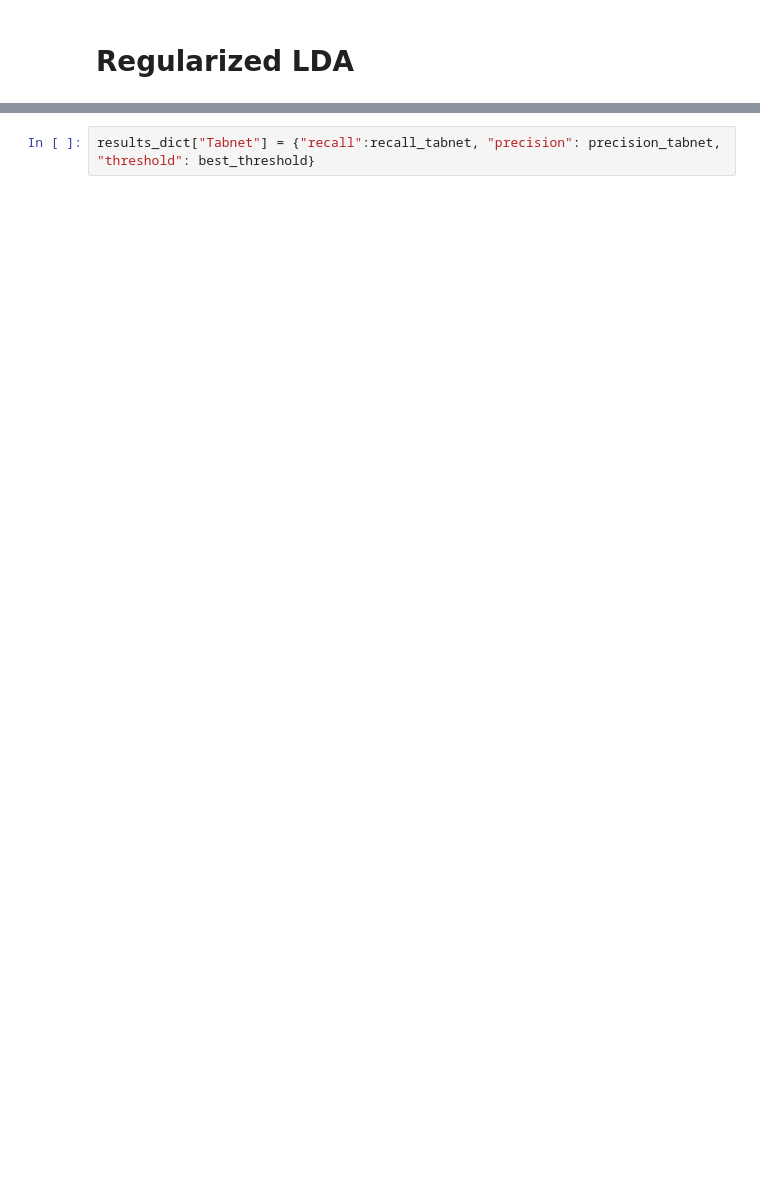
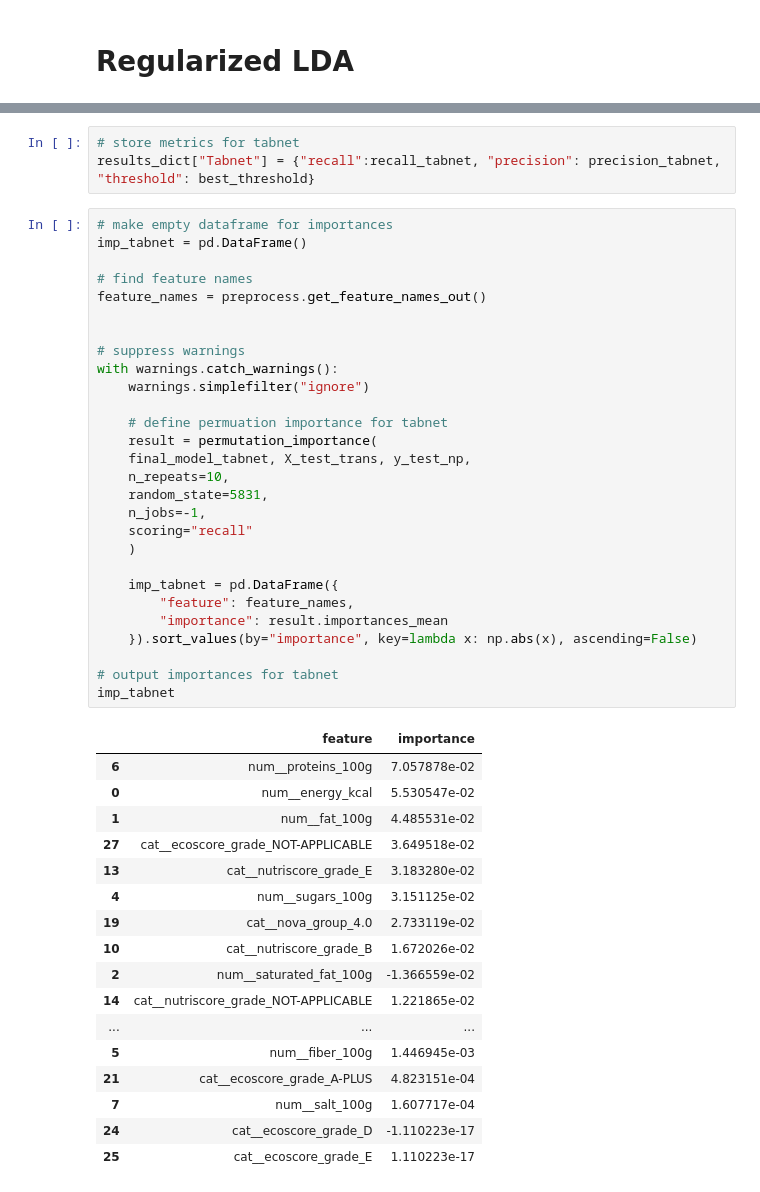
Before and after one commit to aarschne/CS5831Shared, a Jupyter notebook: Final/Classification.ipynb, the cells around one changed output, grey strips where cells are left out. Drawn from its saved outputs; the diff is of its cells as text; blank space fills up the shorter version.

```diff
--- a/Final/Classification.ipynb
+++ b/Final/Classification.ipynb
@@ -698,2 +882,49 @@ Actual Has Allergens                21                 601
 # %%
+# store metrics for tabnet
 results_dict["Tabnet"] = {"recall":recall_tabnet, "precision": precision_tabnet, "threshold": best_threshold}
+# %%
+# make empty dataframe for importances
+imp_tabnet = pd.DataFrame()
+
+# find feature names
+feature_names = preprocess.get_feature_names_out()
+
+
+# suppress warnings
+with warnings.catch_warnings():
+    warnings.simplefilter("ignore")
+
+    # define permuation importance for tabnet
+    result = permutation_importance(
+    final_model_tabnet, X_test_trans, y_test_np,
+    n_repeats=10,
+    random_state=5831,
+    n_jobs=-1,
+    scoring="recall"
+    )
+
+    imp_tabnet = pd.DataFrame({
+        "feature": feature_names,
+        "importance": result.importances_mean
+    }).sort_values(by="importance", key=lambda x: np.abs(x), ascending=False)
+
+# output importances for tabnet
+imp_tabnet
+# %% [output]
+|  | feature | importance |
+| 6 | num__proteins_100g | 7.057878e-02 |
+| 0 | num__energy_kcal | 5.530547e-02 |
+| 1 | num__fat_100g | 4.485531e-02 |
+| 27 | cat__ecoscore_grade_NOT-APPLICABLE | 3.649518e-02 |
+| 13 | cat__nutriscore_grade_E | 3.183280e-02 |
+| 4 | num__sugars_100g | 3.151125e-02 |
+| 19 | cat__nova_group_4.0 | 2.733119e-02 |
+| 10 | cat__nutriscore_grade_B | 1.672026e-02 |
+| 2 | num__saturated_fat_100g | -1.366559e-02 |
+| 14 | cat__nutriscore_grade_NOT-APPLICABLE | 1.221865e-02 |
+| ... | ... | ... |
+| 5 | num__fiber_100g | 1.446945e-03 |
+| 21 | cat__ecoscore_grade_A-PLUS | 4.823151e-04 |
+| 7 | num__salt_100g | 1.607717e-04 |
+| 24 | cat__ecoscore_grade_D | -1.110223e-17 |
+| 25 | cat__ecoscore_grade_E | 1.110223e-17 |
```
Also changed, not shown: parts of 75 cells of this notebook, 2 other files.
